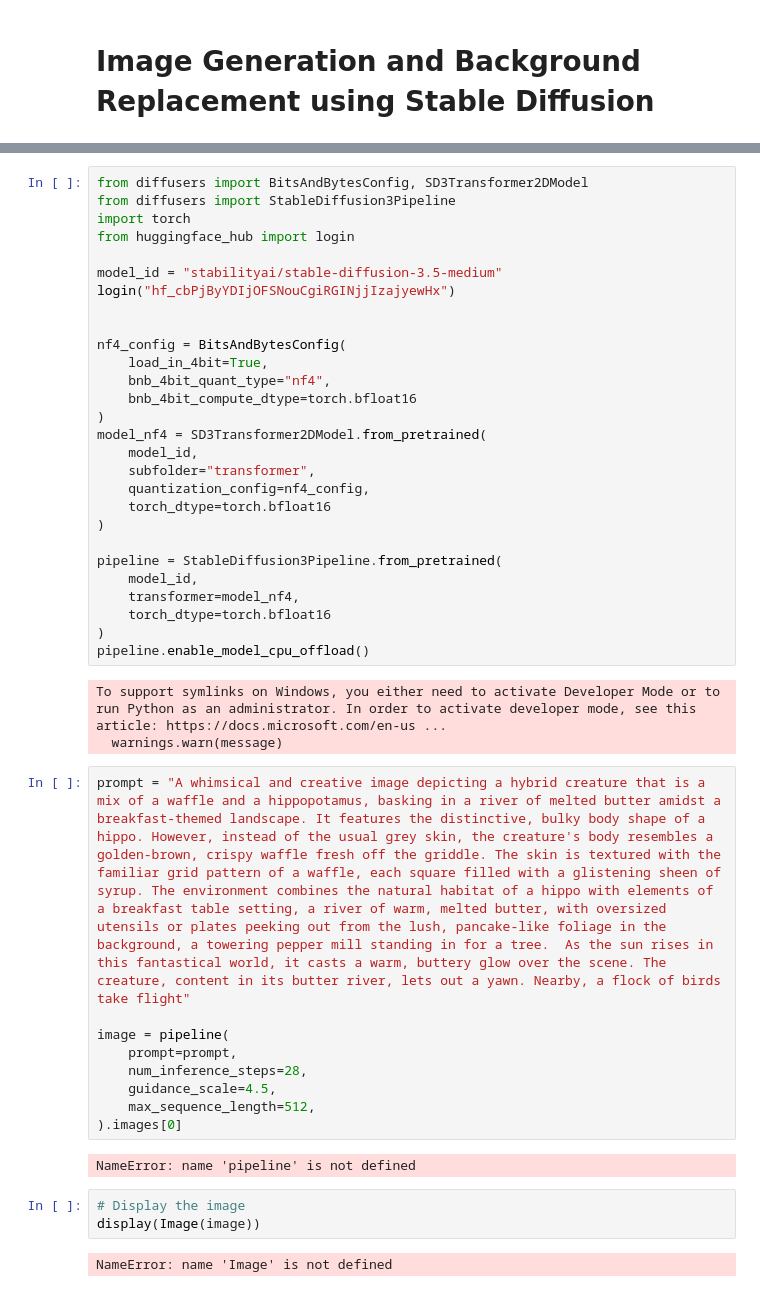
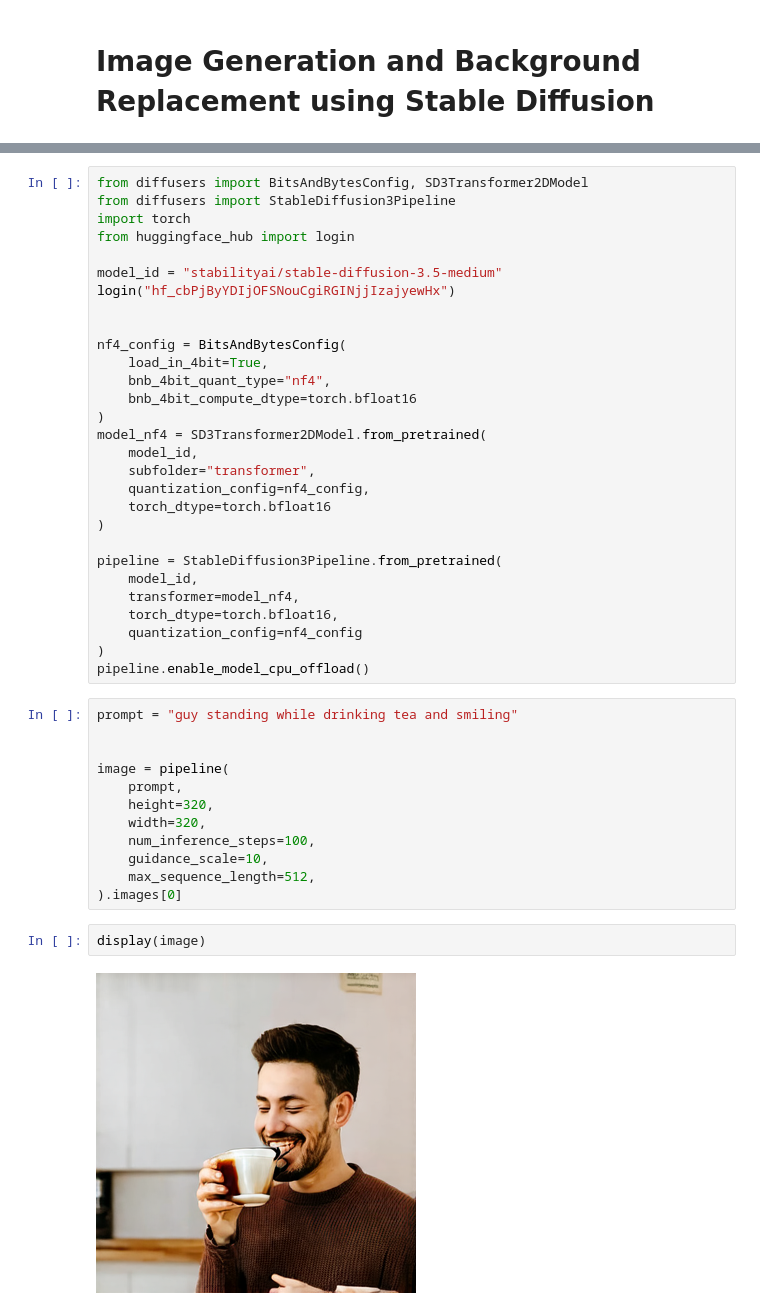
Before and after one commit to Vishnukurra101/Object-Replacement, a Jupyter notebook: Stable_diffusion.ipynb, the cells around one changed output, grey strips where cells are left out. Drawn from its saved outputs; the diff is of its cells as text.

```diff
--- a/Stable_diffusion.ipynb
+++ b/Stable_diffusion.ipynb
@@ -37,25 +37,23 @@ model_nf4 = SD3Transformer2DModel.from_pretrained(
 pipeline = StableDiffusion3Pipeline.from_pretrained(
     model_id,
     transformer=model_nf4,
-    torch_dtype=torch.bfloat16
+    torch_dtype=torch.bfloat16,
+    quantization_config=nf4_config
 )
 pipeline.enable_model_cpu_offload()
-# %% [output]
-To support symlinks on Windows, you either need to activate Developer Mode or to run Python as an administrator. In order to activate developer mode, see this article: https://docs.microsoft.com/en-us ...
-  warnings.warn(message)
-# %%
-prompt = "A whimsical and creative image depicting a hybrid creature that is a mix of a waffle and a hippopotamus, basking in a river of melted butter amidst a breakfast-themed landscape. It features the distinctive, bulky body shape of a hippo. However, instead of the usual grey skin, the creature's body resembles a golden-brown, crispy waffle fresh off the griddle. The skin is textured with the familiar grid pattern of a waffle, each square filled with a glistening sheen of syrup. The environment combines the natural habitat of a hippo with elements of a breakfast table setting, a river of warm, melted butter, with oversized utensils or plates peeking out from the lush, pancake-like foliage in the background, a towering pepper mill standing in for a tree.  As the sun rises in this fantastical world, it casts a warm, buttery glow over the scene. The creature, content in its butter river, lets out a yawn. Nearby, a flock of birds take flight"
-
-image = pipeline(
-    prompt=prompt,
-    num_inference_steps=28,
-    guidance_scale=4.5,
-    max_sequence_length=512,
-).images[0]
-# %% [output]
-NameError: name 'pipeline' is not defined
-# %%
-# Display the image
-display(Image(image))
-# %% [output]
-NameError: name 'Image' is not defined
+# %%
+prompt = "guy standing while drinking tea and smiling"
+
+
+image = pipeline(
+    prompt,
+    height=320,
+    width=320,
+    num_inference_steps=100,
+    guidance_scale=10,
+    max_sequence_length=512,
+).images[0]
+# %%
+display(image)
+# %% [output]
+[figure, added]
```
Also changed, not shown: parts of 4 cells of this notebook.
